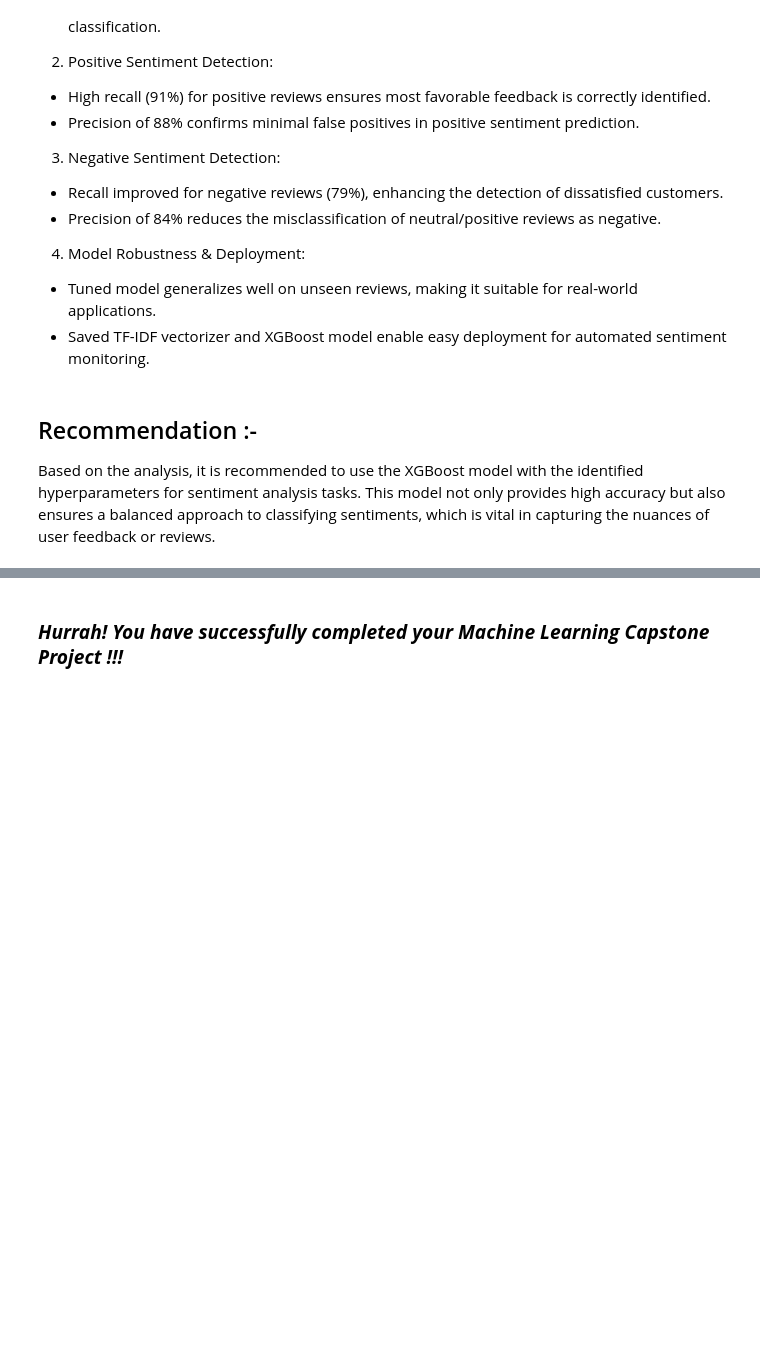
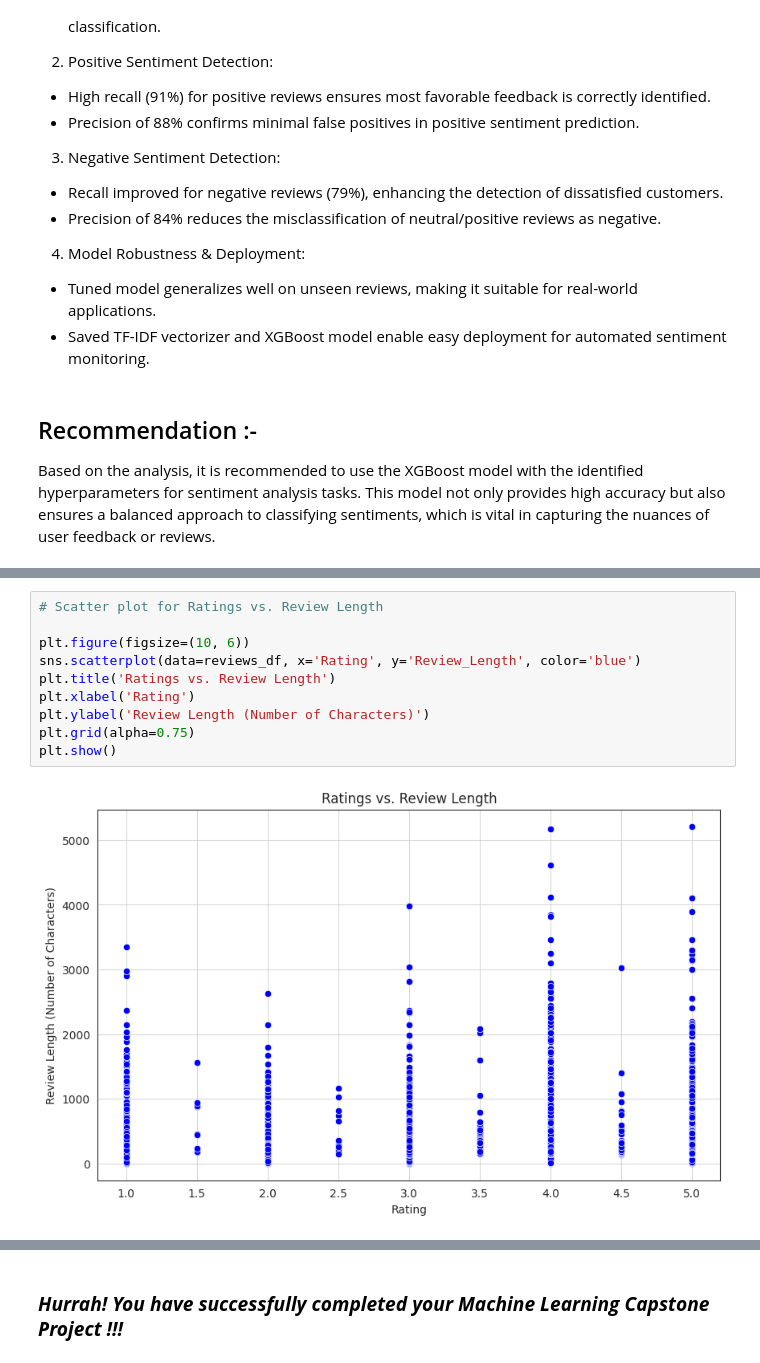
Before and after one commit to Ash99-commits/Unsupervised_ML_Zomato-Restaurant_Clustering_And_Sentiment_Analysis, a Jupyter notebook: Unsupervised_ML_Zomato_Restaurant_Clustering_And_Sentiment_Analysis_Ashwani_Kumar_Patra.ipynb, the cells around one changed output, grey strips where cells are left out. Cells and saved outputs as stored; diff of their text form; blank space fills up the shorter version.

```diff
--- a/Unsupervised_ML_Zomato_Restaurant_Clustering_And_Sentiment_Analysis_Ashwani_Kumar_Patra.ipynb
+++ b/Unsupervised_ML_Zomato_Restaurant_Clustering_And_Sentiment_Analysis_Ashwani_Kumar_Patra.ipynb
@@ -3523,0 +3624,12 @@ Based on the analysis, it is recommended to use the XGBoost model with the ident
+# %%
+# Scatter plot for Ratings vs. Review Length
+
+plt.figure(figsize=(10, 6))
+sns.scatterplot(data=reviews_df, x='Rating', y='Review_Length', color='blue')
+plt.title('Ratings vs. Review Length')
+plt.xlabel('Rating')
+plt.ylabel('Review Length (Number of Characters)')
+plt.grid(alpha=0.75)
+plt.show()
+# %% [output]
+[figure, added]
```
Also changed, not shown: parts of 29 cells of this notebook.
